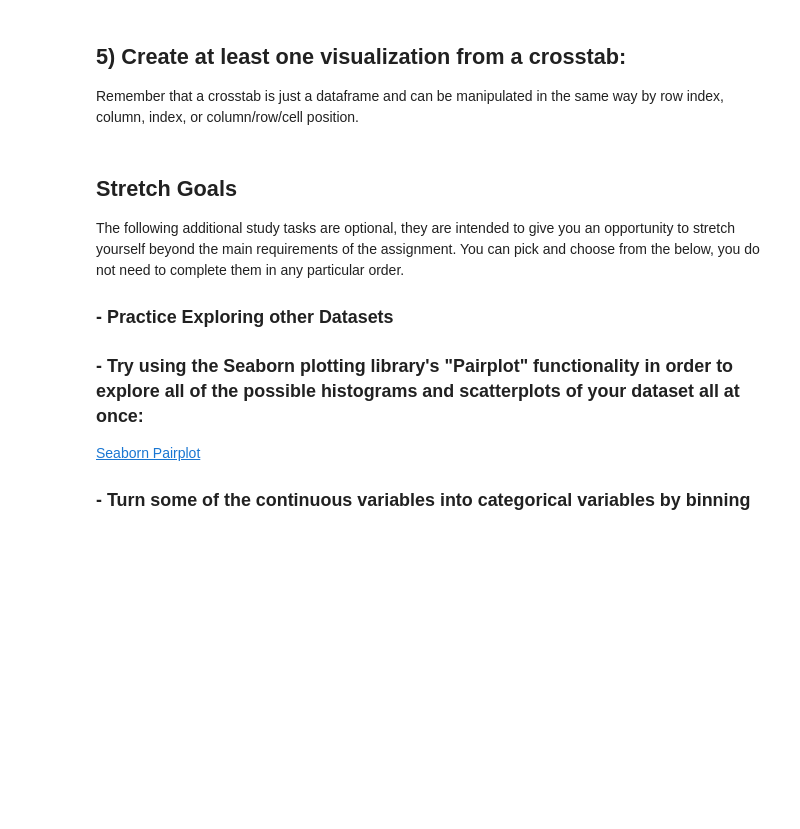
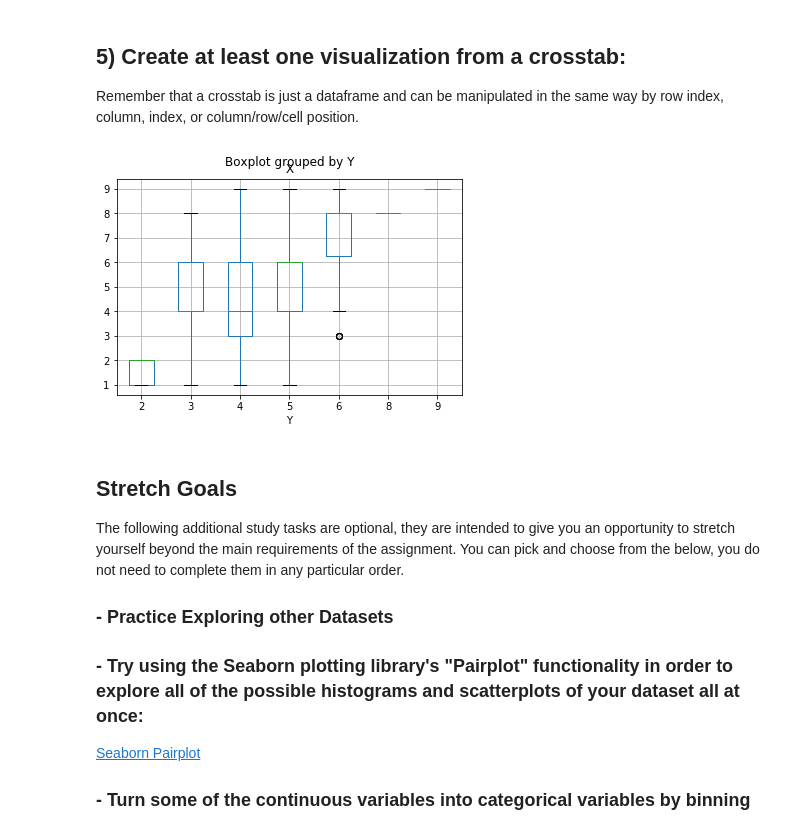
Before and after one commit to rokshana10/DS-Unit-1-Sprint-1-Data-Wrangling-and-Storytelling, a Jupyter notebook: module1-exploratory-data-analysis/LS_DS_111_Exploratory_Data_Analysis_Assignment.ipynb, the cells around one changed output. Drawn from its saved outputs; the diff is of its cells as text; code cells hidden in the pictures; blank space fills up the shorter version.

```diff
--- a/module1-exploratory-data-analysis/LS_DS_111_Exploratory_Data_Analysis_Assignment.ipynb
+++ b/module1-exploratory-data-analysis/LS_DS_111_Exploratory_Data_Analysis_Assignment.ipynb
@@ -188,6 +330,13 @@ df['X'].plot.density()
 ## 5) Create at least one visualization from a crosstab:
 
 Remember that a crosstab is just a dataframe and can be manipulated in the same way by row index, column, index, or column/row/cell position.
+# %%
+import pandas as pd
+import matplotlib.pyplot as plt
+df.boxplot(column='X', by='Y')
+plt.show()
+# %% [output]
+[figure, added]
 # %% [markdown]
 ## Stretch Goals
 
```
Also changed, not shown: parts of 18 cells of this notebook.
